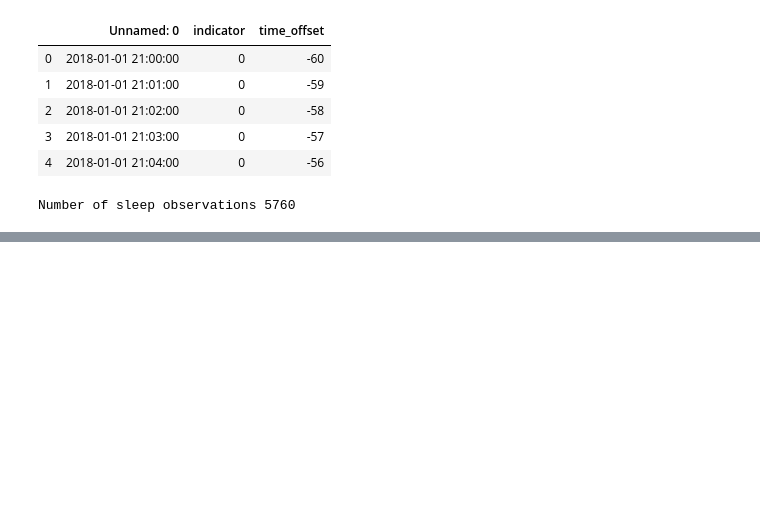
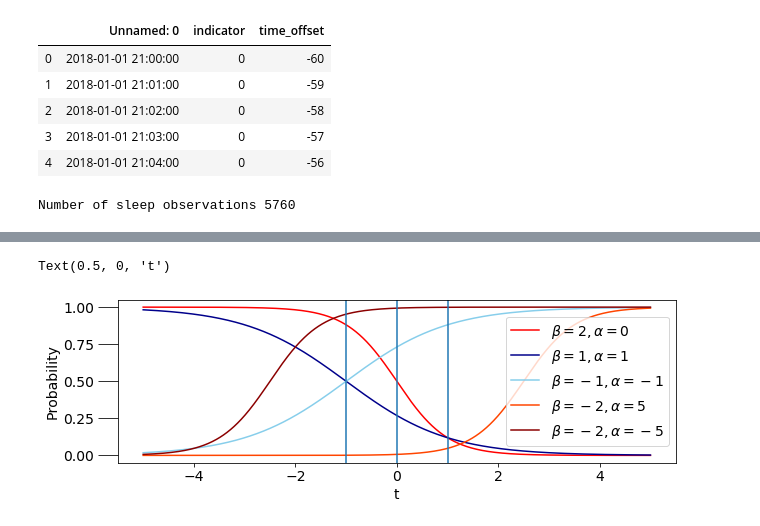
Before and after one commit to sidhant-guliani/bayesian_lin_regression_project, a Jupyter notebook: MCMC_sleep_awake.ipynb, the cells around one changed output, grey strips where cells are left out. Drawn from its saved outputs; the diff is of its cells as text; code cells hidden in the pictures; blank space fills up the shorter version.

```diff
--- a/MCMC_sleep_awake.ipynb
+++ b/MCMC_sleep_awake.ipynb
@@ -59,0 +72,19 @@ AttributeError: 'function' object has no attribute 'figsize'
+# %%
+plt.plot(x, logistic(x, 2, 0),
+         label=r"$\beta = 2, \alpha = 0$", color="red")
+plt.plot(x, logistic(x, 1, 1),
+         label=r"$\beta = 1, \alpha = 1$", color="darkblue")
+plt.plot(x, logistic(x, -1, -1),
+         label=r"$\beta = -1, \alpha = -1$",color="skyblue")
+plt.plot(x, logistic(x, -2, 5),
+         label=r"$\beta = -2, \alpha = 5$", color="orangered")
+plt.plot(x, logistic(x, -2, -5),
+         label=r"$\beta = -2, \alpha = -5$", color="darkred")
+plt.axvline(x=0)
+plt.axvline(x=1)
+
+plt.axvline(x=-1)
+plt.legend(); plt.ylabel('Probability'); plt.xlabel('t')
+# %% [output]
+Text(0.5, 0, 't')
+[figure, added]
```
Also changed, not shown: parts of 6 cells of this notebook.
